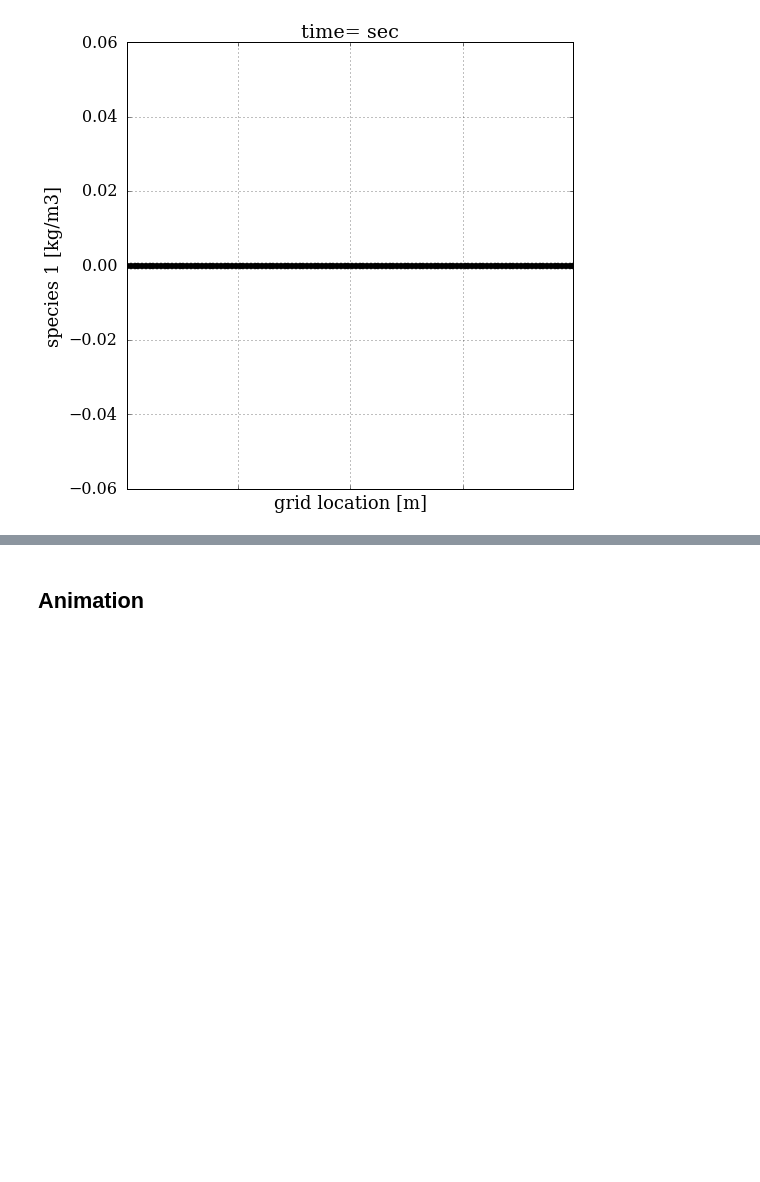
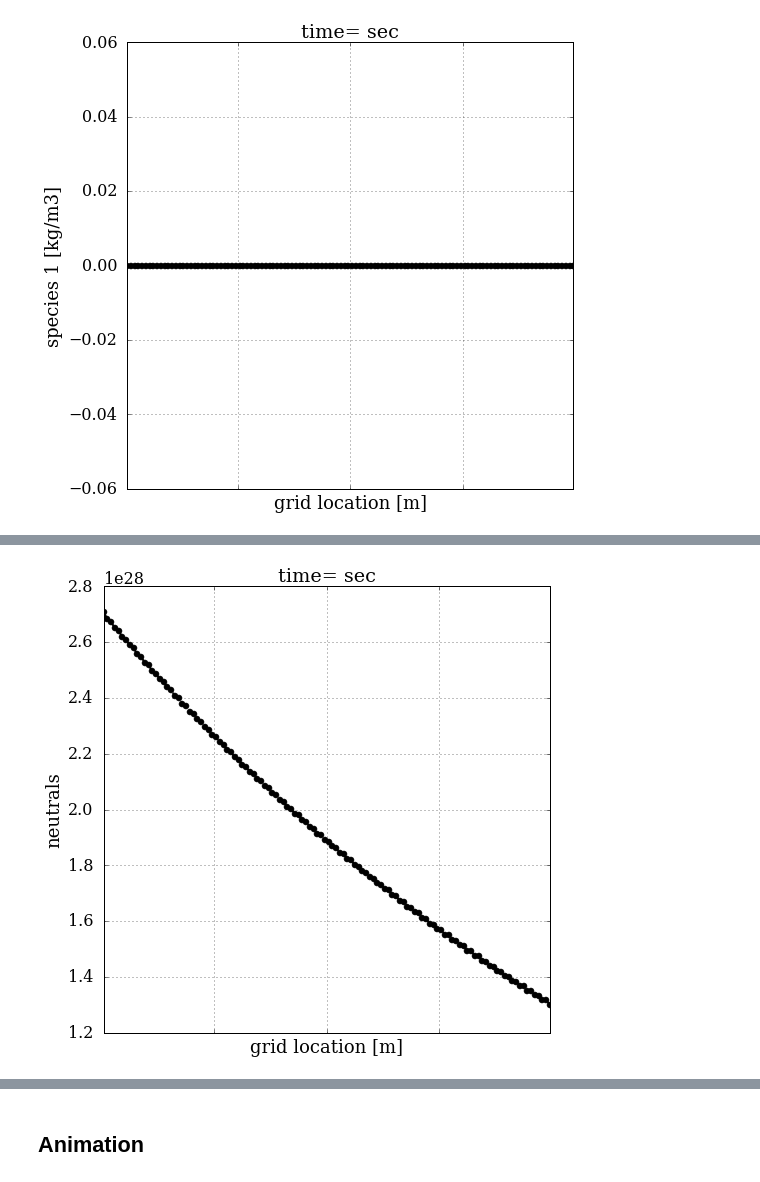
Before and after one commit to lgmartinez/plasma, a Jupyter notebook: 1d_Ablation_v4-GS.ipynb, the cells around one changed output, grey strips where cells are left out. Cells and saved outputs as stored; diff of their text form; code cells hidden in the pictures; blank space fills up the shorter version.

```diff
--- a/1d_Ablation_v4-GS.ipynb
+++ b/1d_Ablation_v4-GS.ipynb
@@ -2169,3 +2064,7 @@ plot( xc,nes[-1][1:-1], 'grid location [m]','electrons',  'time= sec')
+# %%
+plot( xc, numpy.round(nos[-1][1:-1], decimals=25), 'grid location [m]','neutrals',  'time= sec')
+# %% [output]
+[figure, added]
 # %%
 plot( xc,econds[-1][1:-1], 'grid location [m]','electrical conductivity',  'time= sec')
 # %% [output]
```
Also changed, not shown: parts of 63 cells of this notebook.
